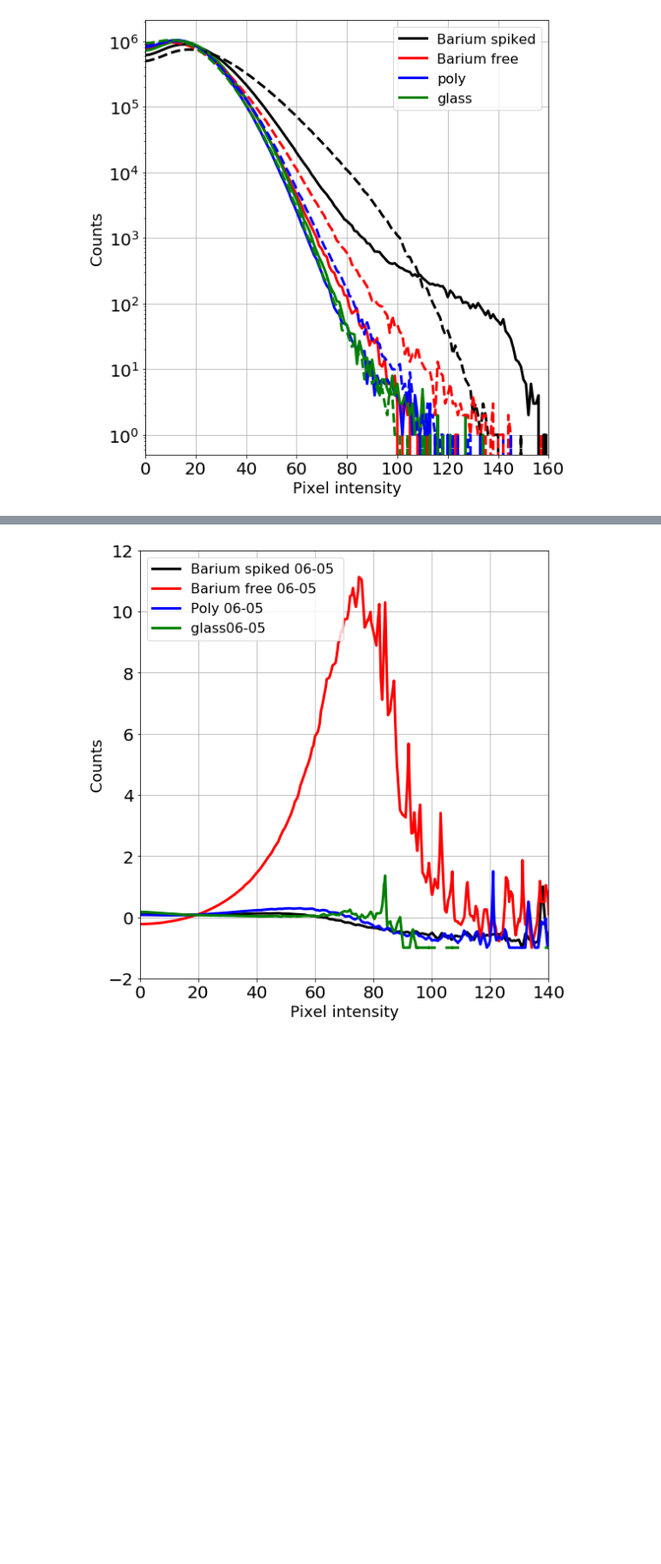
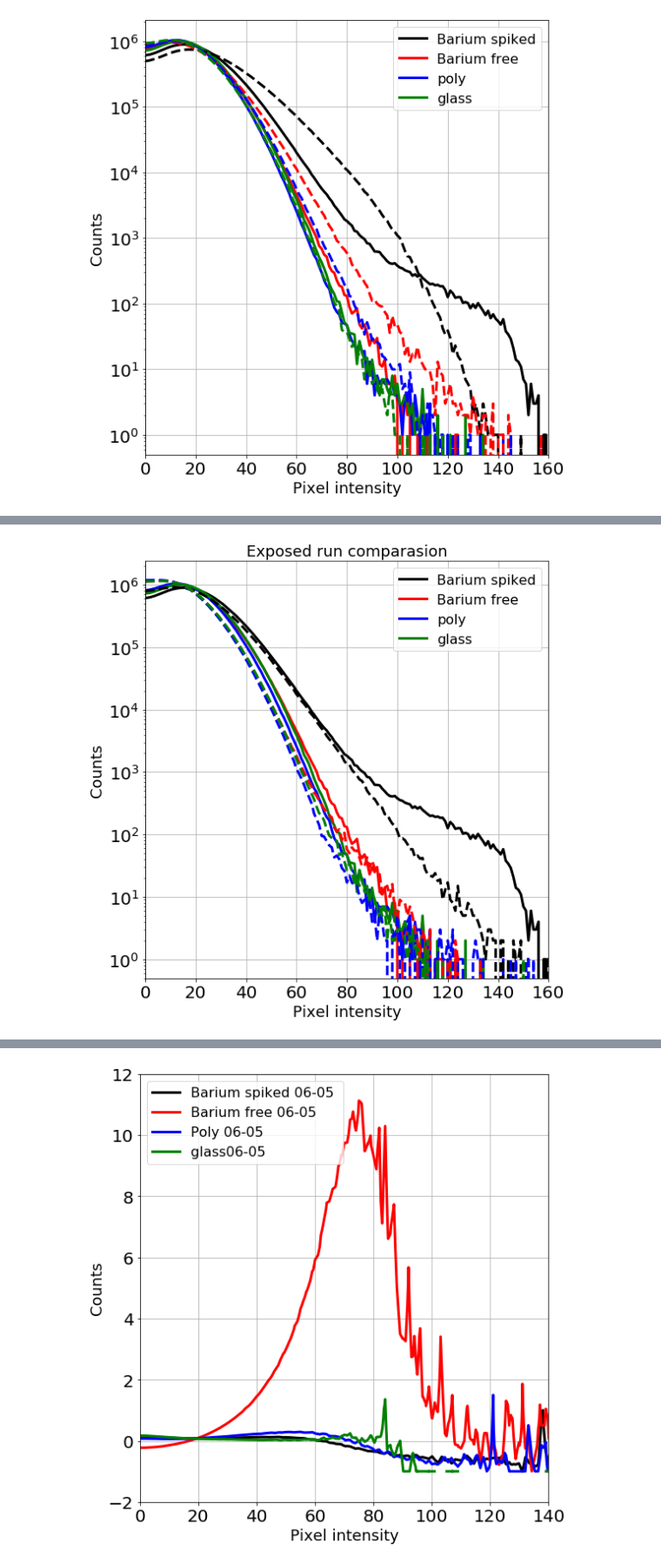
Before and after one commit to AustinMcDonald/slide-comp, a Jupyter notebook: Monos-hists-V5.ipynb, the cells around one changed output, grey strips where cells are left out. Shown at 87% size. Drawn from its saved outputs; the diff is of its cells as text; code cells hidden in the pictures; blank space fills up the shorter version.

```diff
--- a/Monos-hists-V5.ipynb
+++ b/Monos-hists-V5.ipynb
@@ -53,0 +130,28 @@ plt.show()
+# %%
+plt.figure(figsize=(8,8))
+plt.title("Exposed run comparasion", fontsize=18)
+plt.plot(bincenters,ybaE ,color='k',label="Barium spiked",lw=3)
+plt.plot(bincenters,nbaE ,color='r',label="Barium free",lw=3)
+plt.plot(bincenters,polE ,color='b',label="poly",lw=3)
+plt.plot(bincenters,glaE ,color='g',label="glass",lw=3)
+
+
+plt.plot(bincenters,ybaE6 ,color='k',lw=3,linestyle='--')
+plt.plot(bincenters,nbaE6 ,color='r',lw=3,linestyle='--')
+plt.plot(bincenters,polE6 ,color='b',lw=3,linestyle='--')
+plt.plot(bincenters,glaE6 ,color='g',lw=3,linestyle='--')
+
+plt.legend(loc='upper right',fontsize=16)
+plt.xlabel('Pixel intensity',fontsize = 18)
+plt.ylabel('Counts',fontsize = 18)
+plt.xticks(fontsize = 20)
+plt.yticks(fontsize = 20)
+plt.xlim(0,160)
+plt.semilogy()
+plt.grid(True)
+plt.tight_layout()
+
+#plt.savefig('bar10.png',dpi=400)
+plt.show()
+# %% [output]
+[figure, added]
```
Also changed, not shown: parts of 6 cells of this notebook, 18 other files.
